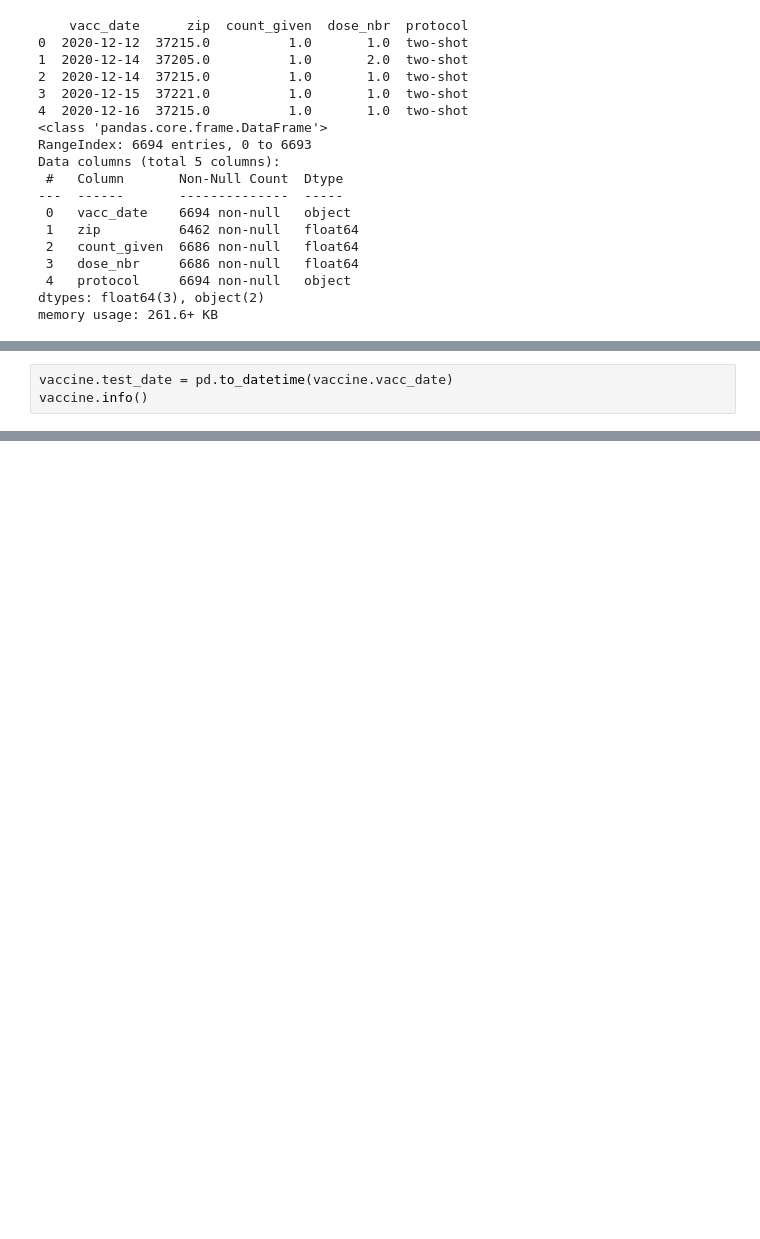
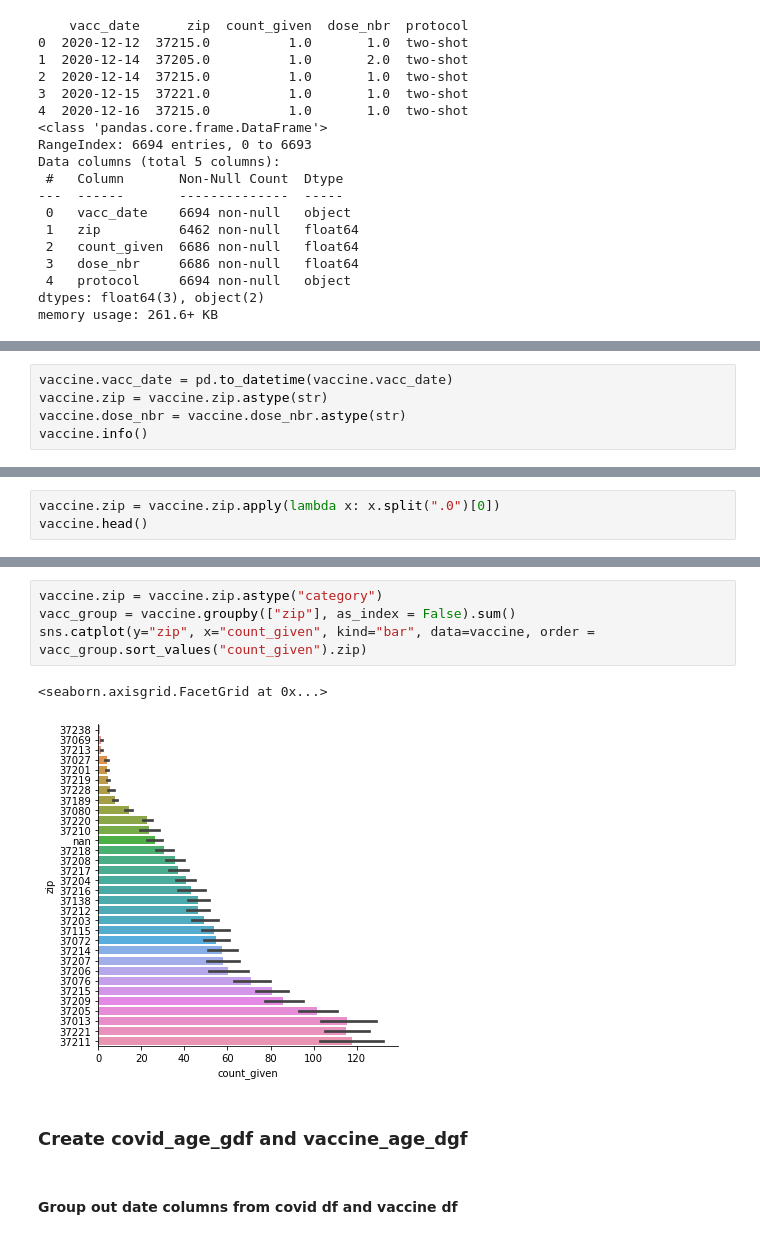
Before and after one commit to rghertel/nash-covid-cases-vaccines-pekka_pickled_peppers, a Jupyter notebook: notebooks/covid_project_JRR.ipynb, the cells around one changed output, grey strips where cells are left out. Cells and saved outputs as stored; diff of their text form; blank space fills up the shorter version.

```diff
--- a/notebooks/covid_project_JRR.ipynb
+++ b/notebooks/covid_project_JRR.ipynb
@@ -82,5 +356,7 @@ memory usage: 207.1 KB
 # %%
-vaccine.test_date = pd.to_datetime(vaccine.vacc_date)
+vaccine.vacc_date = pd.to_datetime(vaccine.vacc_date)
+vaccine.zip = vaccine.zip.astype(str)
+vaccine.dose_nbr = vaccine.dose_nbr.astype(str)
 vaccine.info()
 # %% [output]
 <class 'pandas.core.frame.DataFrame'>
@@ -97,0 +384,3 @@ memory usage: 261.6+ KB
+# %%
+vaccine.zip = vaccine.zip.apply(lambda x: x.split(".0")[0])
+vaccine.head()
@@ -97,0 +423,11 @@ memory usage: 261.6+ KB
+# %%
+vaccine.zip = vaccine.zip.astype("category")
+vacc_group = vaccine.groupby(["zip"], as_index = False).sum()
+sns.catplot(y="zip", x="count_given", kind="bar", data=vaccine, order = vacc_group.sort_values("count_given").zip)
+# %% [output]
+<seaborn.axisgrid.FacetGrid at 0x...>
+[figure, added]
+# %% [markdown]
+### Create covid_age_gdf and vaccine_age_dgf
+# %% [markdown]
+#### Group out date columns from covid df and vaccine df
```
Also changed, not shown: parts of 39 cells of this notebook, 9 other files.
